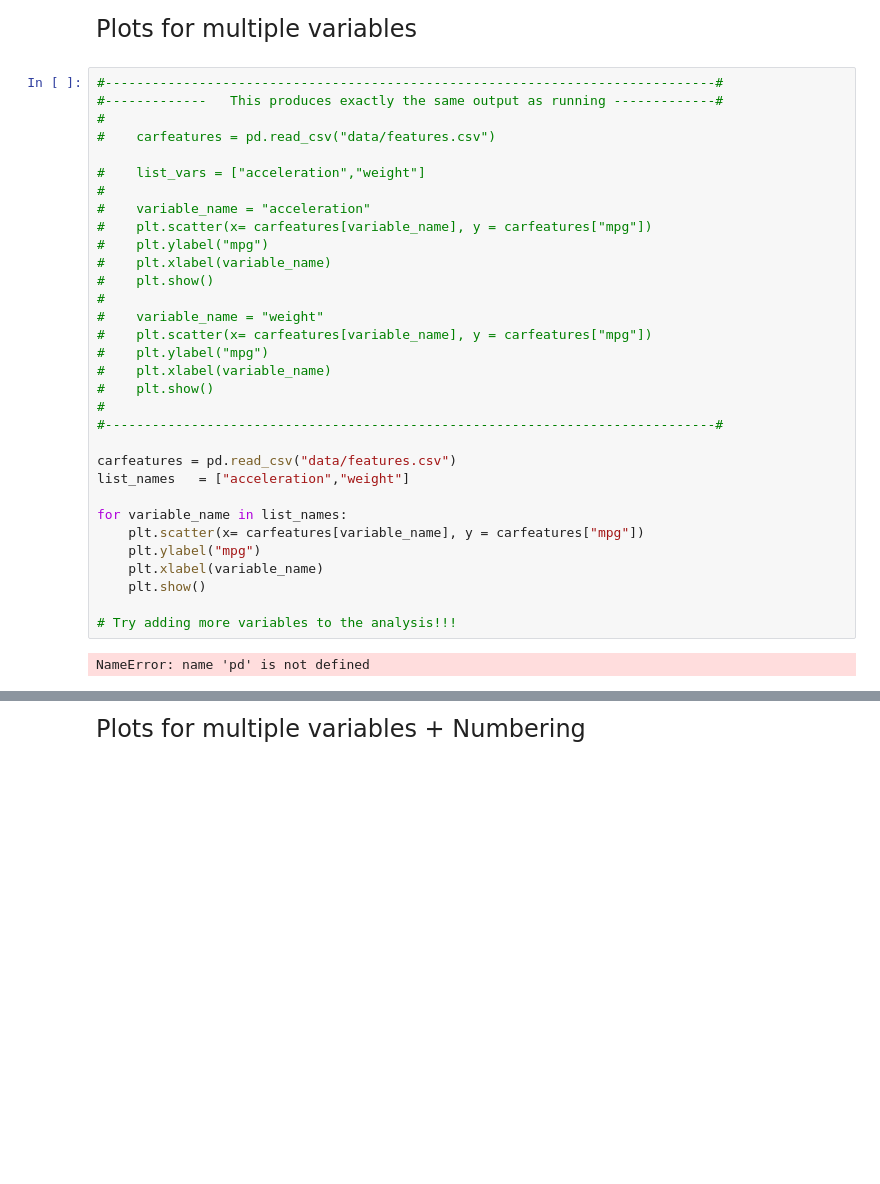
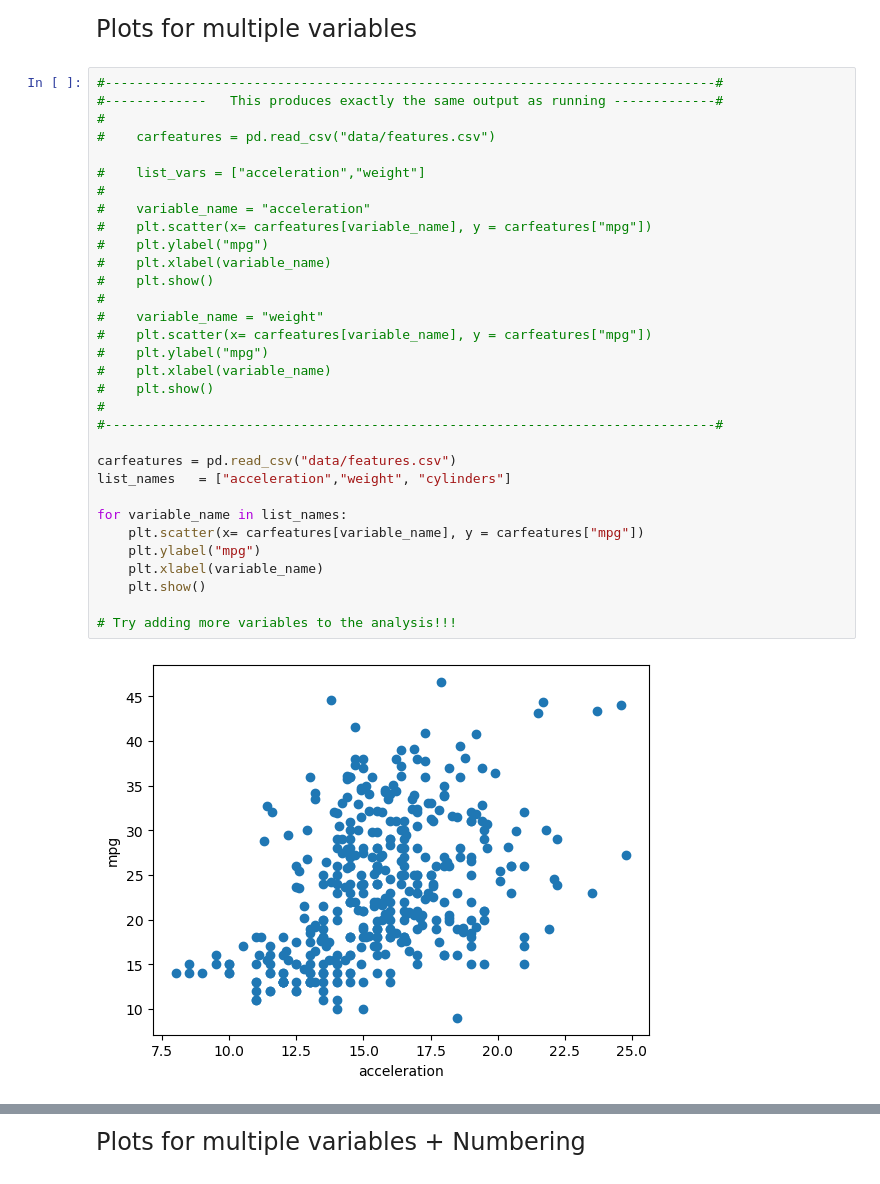
Before and after one commit to Epheri/qtm151spring2025, a Jupyter notebook: lecture_05/lecture_5.ipynb, the cells around one changed output, grey strips where cells are left out. Cells and saved outputs as stored; diff of their text form; blank space fills up the shorter version.

```diff
--- a/lecture_05/lecture_5.ipynb
+++ b/lecture_05/lecture_5.ipynb
@@ -286,32 +285,32 @@ Plots for multiple variables
 #-------------   This produces exactly the same output as running -------------#
 #
 #    carfeatures = pd.read_csv("data/features.csv")
 
 #    list_vars = ["acceleration","weight"]
 #
 #    variable_name = "acceleration"
 #    plt.scatter(x= carfeatures[variable_name], y = carfeatures["mpg"])
 #    plt.ylabel("mpg")
 #    plt.xlabel(variable_name)
 #    plt.show()
 #
 #    variable_name = "weight"
 #    plt.scatter(x= carfeatures[variable_name], y = carfeatures["mpg"])
 #    plt.ylabel("mpg")
 #    plt.xlabel(variable_name)
 #    plt.show()
 #
 #------------------------------------------------------------------------------#
 
 carfeatures = pd.read_csv("data/features.csv")
-list_names   = ["acceleration","weight"]
+list_names   = ["acceleration","weight", "cylinders"]
 
 for variable_name in list_names:
     plt.scatter(x= carfeatures[variable_name], y = carfeatures["mpg"])
     plt.ylabel("mpg")
     plt.xlabel(variable_name)
     plt.show()
 
 # Try adding more variables to the analysis!!!
 # %% [output]
-NameError: name 'pd' is not defined
+[figure, added]
```
Also changed, not shown: parts of 8 cells of this notebook, 6 other files.
